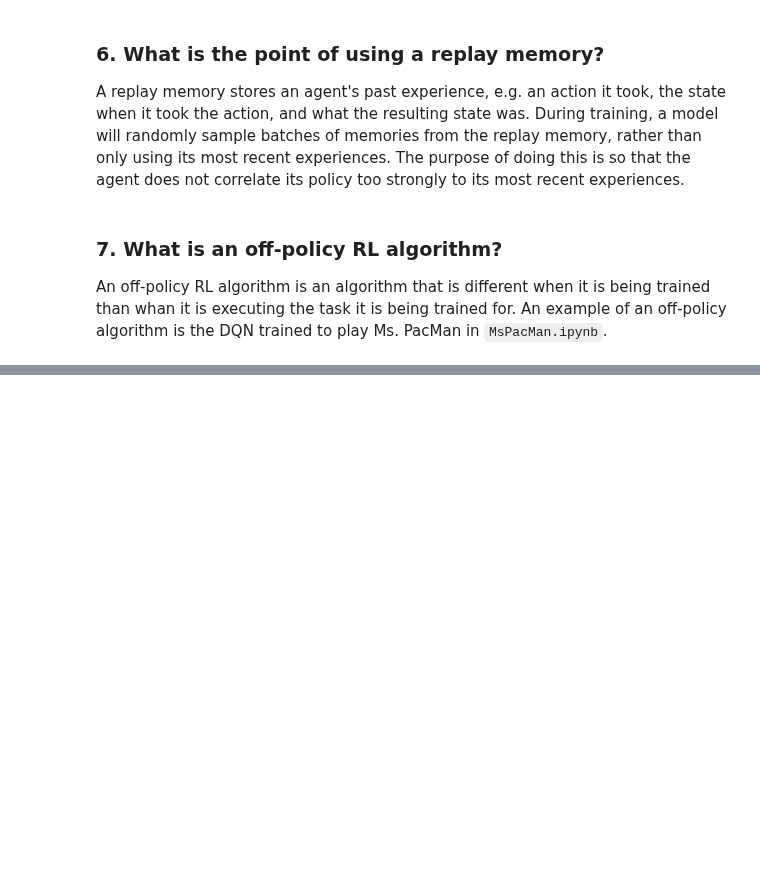
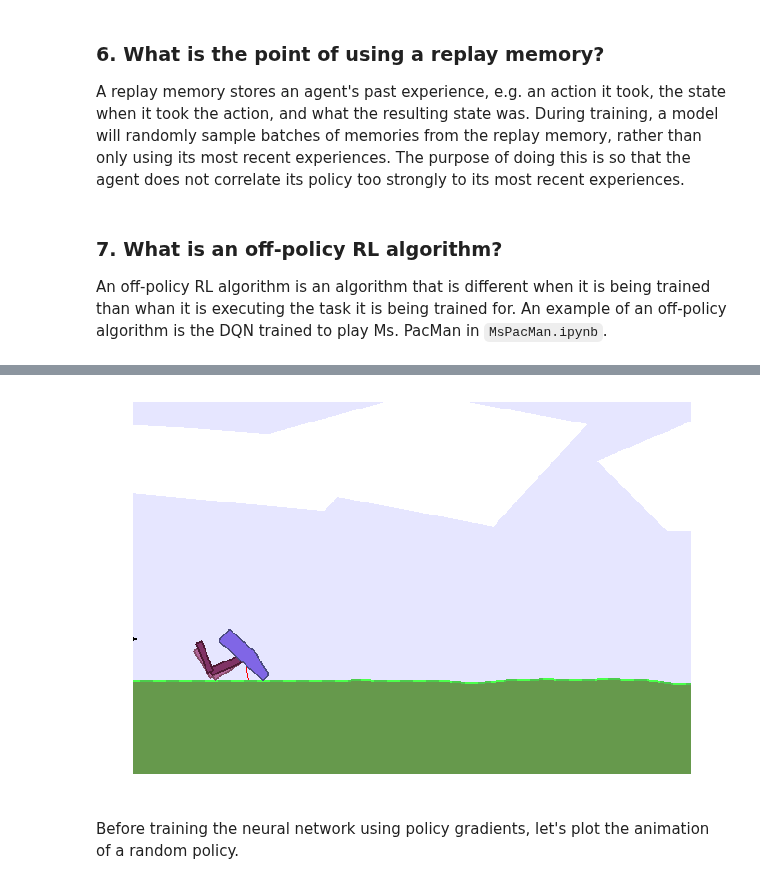
Before and after one commit to DCtheTall/hands-on-machine-learning, a Jupyter notebook: chapter16/Exercises.ipynb, the cells around one changed output, grey strips where cells are left out. Saved outputs shown, nothing was run; the diff lists cells and outputs as text; code cells hidden in the pictures; blank space fills up the shorter version.

```diff
--- a/chapter16/Exercises.ipynb
+++ b/chapter16/Exercises.ipynb
@@ -36,0 +101,17 @@ An off-policy RL algorithm is an algorithm that is different when it is being tr
+# %%
+obs = env.reset()
+
+for _ in range(100):
+  obs, reward, done, info = env.step(env.action_space.sample())
+  if done:
+    break
+
+img = env.render(mode='rgb_array')
+plt.figure(figsize=(10,8))
+plt.imshow(img)
+plt.axis('off')
+plt.show()
+# %% [output]
+[figure, added]
+# %% [markdown]
+Before training the neural network using policy gradients, let's plot the animation of a random policy.
```
Also changed, not shown: parts of 22 cells of this notebook.
